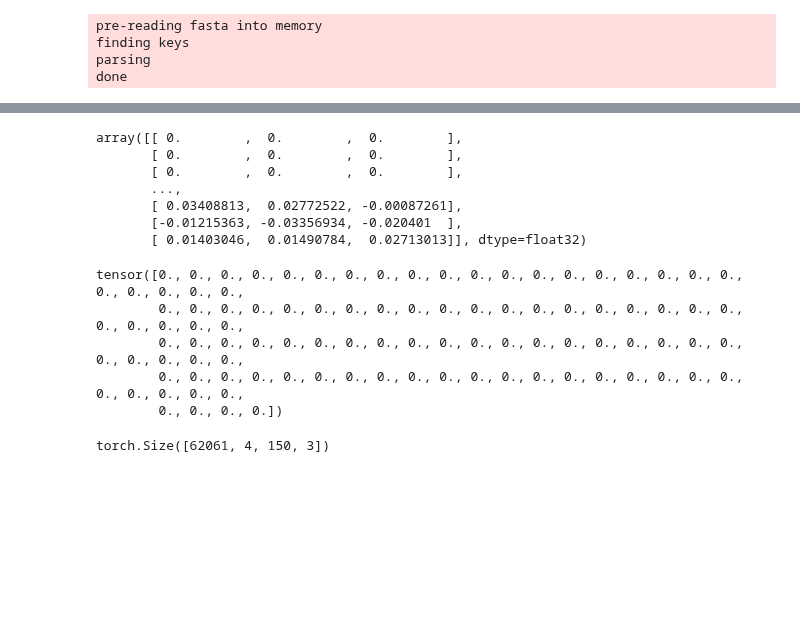
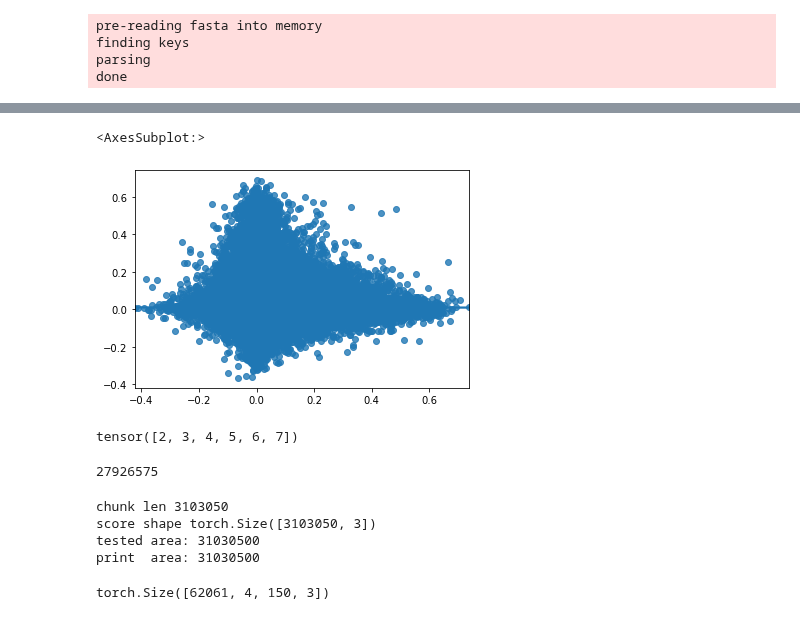
Before and after one commit to sjgosai/boda2, a Jupyter notebook: analysis/SG019__dsub_contrib_scores/stitch_contrib_scores.ipynb, the cells around one changed output, grey strips where cells are left out. Cells and saved outputs as stored; diff of their text form; code cells hidden in the pictures; blank space fills up the shorter version.

```diff
--- a/analysis/SG019__dsub_contrib_scores/stitch_contrib_scores.ipynb
+++ b/analysis/SG019__dsub_contrib_scores/stitch_contrib_scores.ipynb
@@ -297,0 +581,3 @@ Operation completed over 1 objects/286.0 MiB.
+# %%
+check_end = reference['end'] - 26
+check_start = check_end - reference['scores'].shape[0]
@@ -298 +601,10 @@ Operation completed over 1 objects/286.0 MiB.
+# %%
+sns.regplot(tester[check_start:check_end], reference['scores'].numpy())
+# %% [output]
+<AxesSubplot:>
+[figure, added]
+# %%
+torch.arange(10)[ torch.cat([torch.full((2,), False), torch.full((6,), True), torch.full((2,), False)]) ]
+# %% [output]
+tensor([2, 3, 4, 5, 6, 7])
 # %%
@@ -300,21 +612,20 @@ Operation completed over 1 objects/286.0 MiB.
 # %%
-check
+trim_start.item()
 # %% [output]
-array([[ 0.        ,  0.        ,  0.        ],
-       [ 0.        ,  0.        ,  0.        ],
-       [ 0.        ,  0.        ,  0.        ],
-       ...,
-       [ 0.03408813,  0.02772522, -0.00087261],
-       [-0.01215363, -0.03356934, -0.020401  ],
-       [ 0.01403046,  0.01490784,  0.02713013]], dtype=float32)
+27926575
 # %%
-data[0]['scores'][:100,0]
+c_id = 9
+
+print(f"chunk len {data[c_id]['end'] - data[c_id]['start']}")
+print(f"score shape {data[c_id]['scores'].shape}")
+
+print(f"tested area: {sum([data[c_id]['end'] - data[c_id]['start'] for c_id in range(10)])}")
+print(f"print  area: {31030501-1}")
 # %% [output]
-tensor([0., 0., 0., 0., 0., 0., 0., 0., 0., 0., 0., 0., 0., 0., 0., 0., 0., 0., 0., 0., 0., 0., 0., 0.,
-        0., 0., 0., 0., 0., 0., 0., 0., 0., 0., 0., 0., 0., 0., 0., 0., 0., 0., 0., 0., 0., 0., 0., 0.,
-        0., 0., 0., 0., 0., 0., 0., 0., 0., 0., 0., 0., 0., 0., 0., 0., 0., 0., 0., 0., 0., 0., 0., 0.,
-        0., 0., 0., 0., 0., 0., 0., 0., 0., 0., 0., 0., 0., 0., 0., 0., 0., 0., 0., 0., 0., 0., 0., 0.,
-        0., 0., 0., 0.])
+chunk len 3103050
+score shape torch.Size([3103050, 3])
+tested area: 31030500
+print  area: 31030500
 # %%
 scores.shape
 # %% [output]
```
Also changed, not shown: parts of 24 cells of this notebook, 5 other files.
